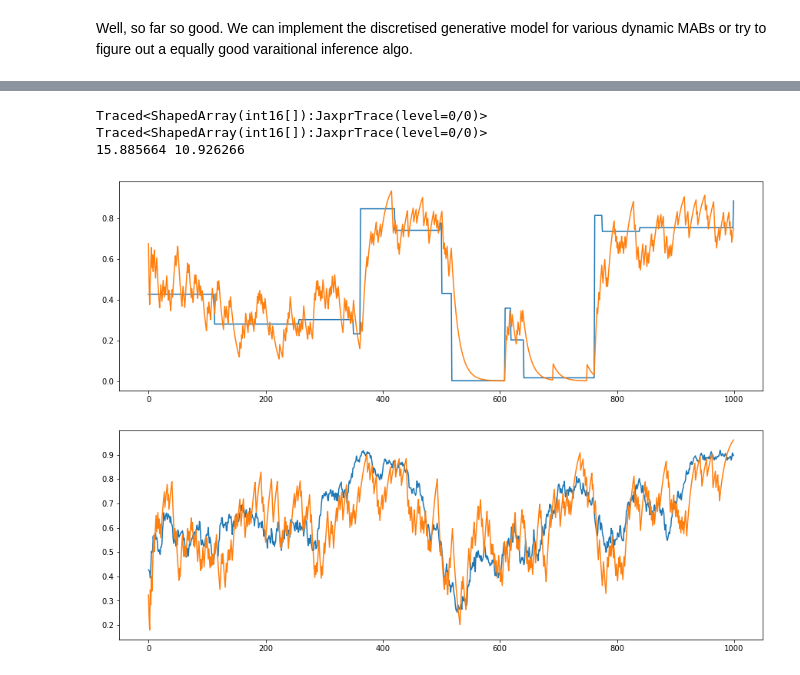
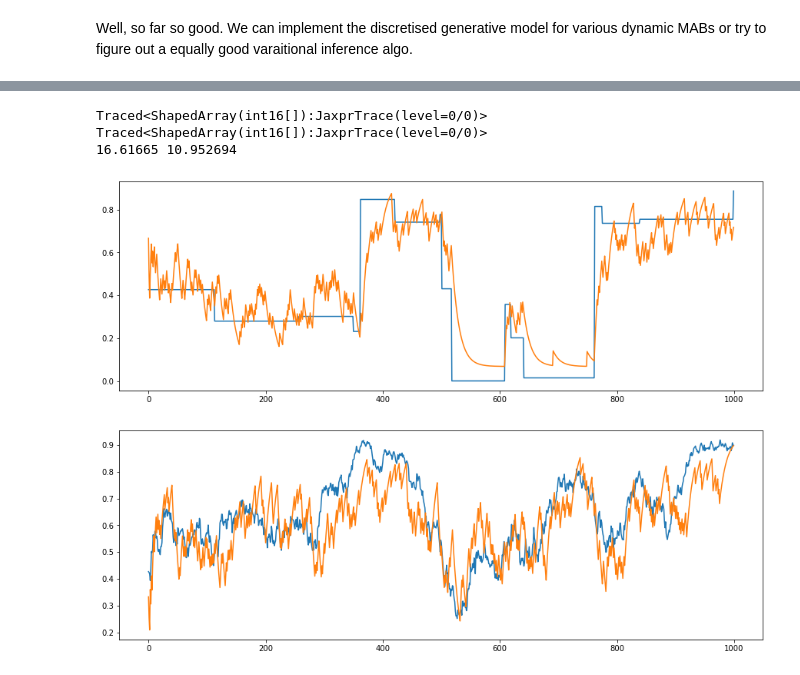
Before and after one commit to dimarkov/aibandits, a Jupyter notebook: inference_algorithms_comparison.ipynb, the cells around one changed output, grey strips where cells are left out. Cells and saved outputs as stored; diff of their text form; code cells hidden in the pictures.

```diff
--- a/inference_algorithms_comparison.ipynb
+++ b/inference_algorithms_comparison.ipynb
@@ -377,8 +387,8 @@ def learning(outcomes):
         obs = o.astype(np.int16)
         print(obs)
 
-        alpha_0 = (1-obs) + lamb * post_alpha[0]
-        alpha_1 = obs + lamb * post_alpha[1]
+        alpha_0 = (1-obs) + lamb * post_alpha[0] + 1 - lamb
+        alpha_1 = obs + lamb * post_alpha[1] + 1 - lamb
 
         q_alpha = np.array([alpha_0, alpha_1])
 
@@ -395,33 +405,33 @@ def learning(outcomes):
     return sequence
 
 sequence = learning(obs_swtch)
 q_p = sequence['prob']
 q_alpha = sequence['alpha']
 
 plt.subplots(figsize=(15, 5))
 plt.plot(probs_swtch)
 plt.plot(q_p[:,1])
 
 #plt.subplots(figsize=(15, 5))
 #plt.plot(q_alpha[:,1])
 #plt.plot(q_alpha[:,0])
 
 err_swtch = np.square(probs_swtch-q_p[:,1]).sum()
 
 sequence = learning(obs_drft)
 q_p = sequence['prob']
 q_alpha = sequence['alpha']
 
 plt.subplots(figsize=(15, 5))
 plt.plot(probs_drft)
 plt.plot(q_p[:,1])
 
 err_drft = np.square(probs_drft-q_p[:,1]).sum()
 
 print(err_swtch, err_drft)
 # %% [output]
 Traced<ShapedArray(int16[]):JaxprTrace(level=0/0)>
 Traced<ShapedArray(int16[]):JaxprTrace(level=0/0)>
-15.885664 10.926266
+16.61665 10.952694
-[figure, old version]
+[figure, new version]
-[figure, old version]
+[figure, new version]
```
Also changed, not shown: parts of 1 cell of this notebook.
